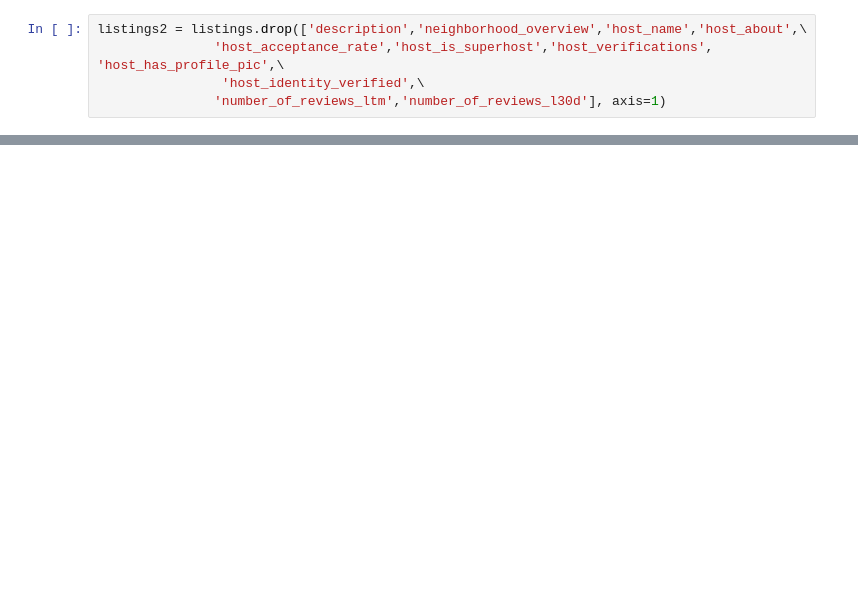
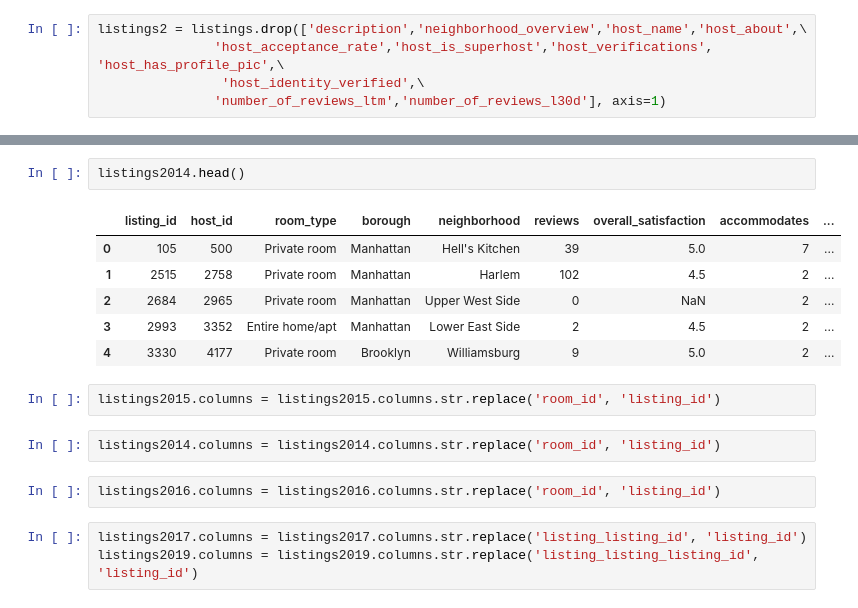
Before and after one commit to mb3005/NYC-Airbnbs, a Jupyter notebook: Python Project 1 - Airbnbs in NYC.ipynb, the cells around one changed output, grey strips where cells are left out. Drawn from its saved outputs; the diff is of its cells as text; blank space fills up the shorter version.

```diff
--- a/Python Project 1 - Airbnbs in NYC.ipynb
+++ b/Python Project 1 - Airbnbs in NYC.ipynb
@@ -59,0 +136,18 @@ listings2.head()
+# %%
+listings2014.head()
+# %% [output]
+|  | listing_id | host_id | room_type | borough | neighborhood | reviews | overall_satisfaction | accommodates | ... |
+| 0 | 105 | 500 | Private room | Manhattan | Hell's Kitchen | 39 | 5.0 | 7 | ... |
+| 1 | 2515 | 2758 | Private room | Manhattan | Harlem | 102 | 4.5 | 2 | ... |
+| 2 | 2684 | 2965 | Private room | Manhattan | Upper West Side | 0 | NaN | 2 | ... |
+| 3 | 2993 | 3352 | Entire home/apt | Manhattan | Lower East Side | 2 | 4.5 | 2 | ... |
+| 4 | 3330 | 4177 | Private room | Brooklyn | Williamsburg | 9 | 5.0 | 2 | ... |
+# %%
+listings2015.columns = listings2015.columns.str.replace('room_id', 'listing_id')
+# %%
+listings2014.columns = listings2014.columns.str.replace('room_id', 'listing_id')
+# %%
+listings2016.columns = listings2016.columns.str.replace('room_id', 'listing_id')
+# %%
+listings2017.columns = listings2017.columns.str.replace('listing_listing_id', 'listing_id')
+listings2019.columns = listings2019.columns.str.replace('listing_listing_listing_id', 'listing_id')
```
Also changed, not shown: parts of 31 cells of this notebook, 22 other files.
